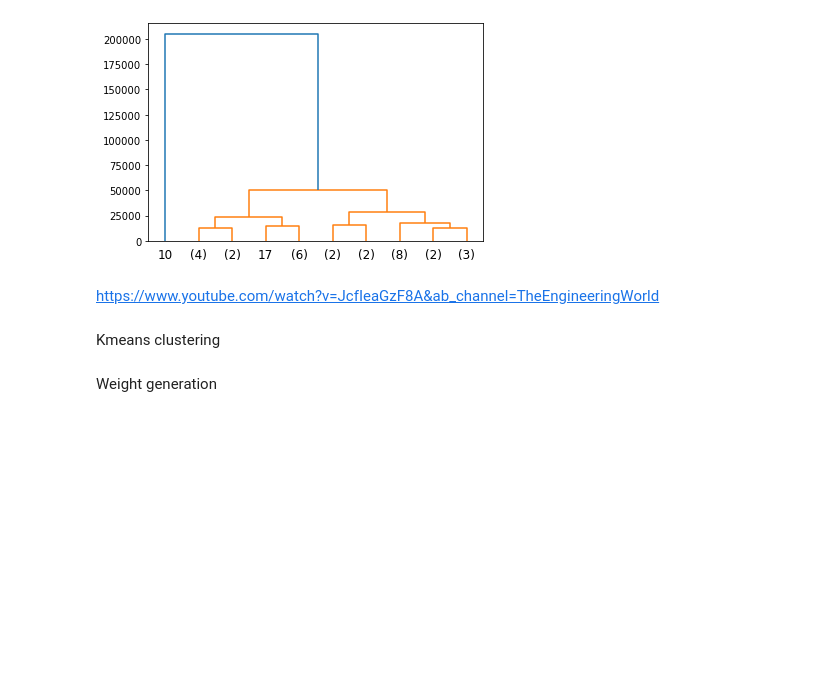
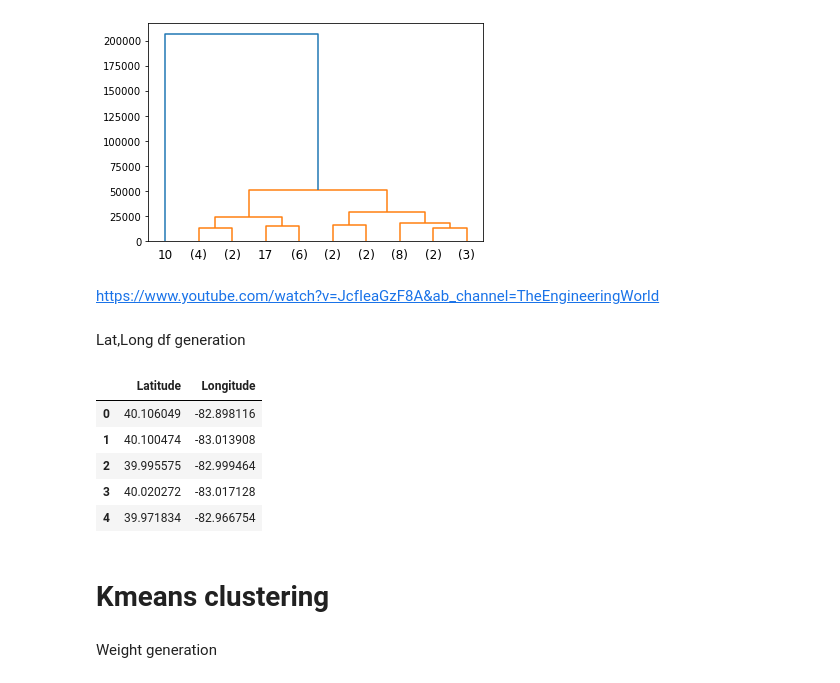
Before and after one commit to stein463/AppliedDataScienceCapstoneIBM, a Jupyter notebook: FinalProjectForIBMDataScienceCertification.ipynb, the cells around one changed output. Cells and saved outputs as stored; diff of their text form; code cells hidden in the pictures; blank space fills up the shorter version.

```diff
--- a/FinalProjectForIBMDataScienceCertification.ipynb
+++ b/FinalProjectForIBMDataScienceCertification.ipynb
@@ -937,5 +934,5 @@ dendrogram(Z1,truncate_mode='lastp',p=10)
 [figure]
 # %% [markdown]
 https://www.youtube.com/watch?v=JcfIeaGzF8A&ab_channel=TheEngineeringWorld
-# %% [markdown]
-Kmeans clustering
+# %% [markdown]
+Lat,Long df generation
@@ -941,0 +941,11 @@ Kmeans clustering
+# %%
+lat_long_df.head()
+# %% [output]
+|  | Latitude | Longitude |
+| 0 | 40.106049 | -82.898116 |
+| 1 | 40.100474 | -83.013908 |
+| 2 | 39.995575 | -82.999464 |
+| 3 | 40.020272 | -83.017128 |
+| 4 | 39.971834 | -82.966754 |
+# %% [markdown]
+# Kmeans clustering
```
Also changed, not shown: parts of 19 cells of this notebook.
